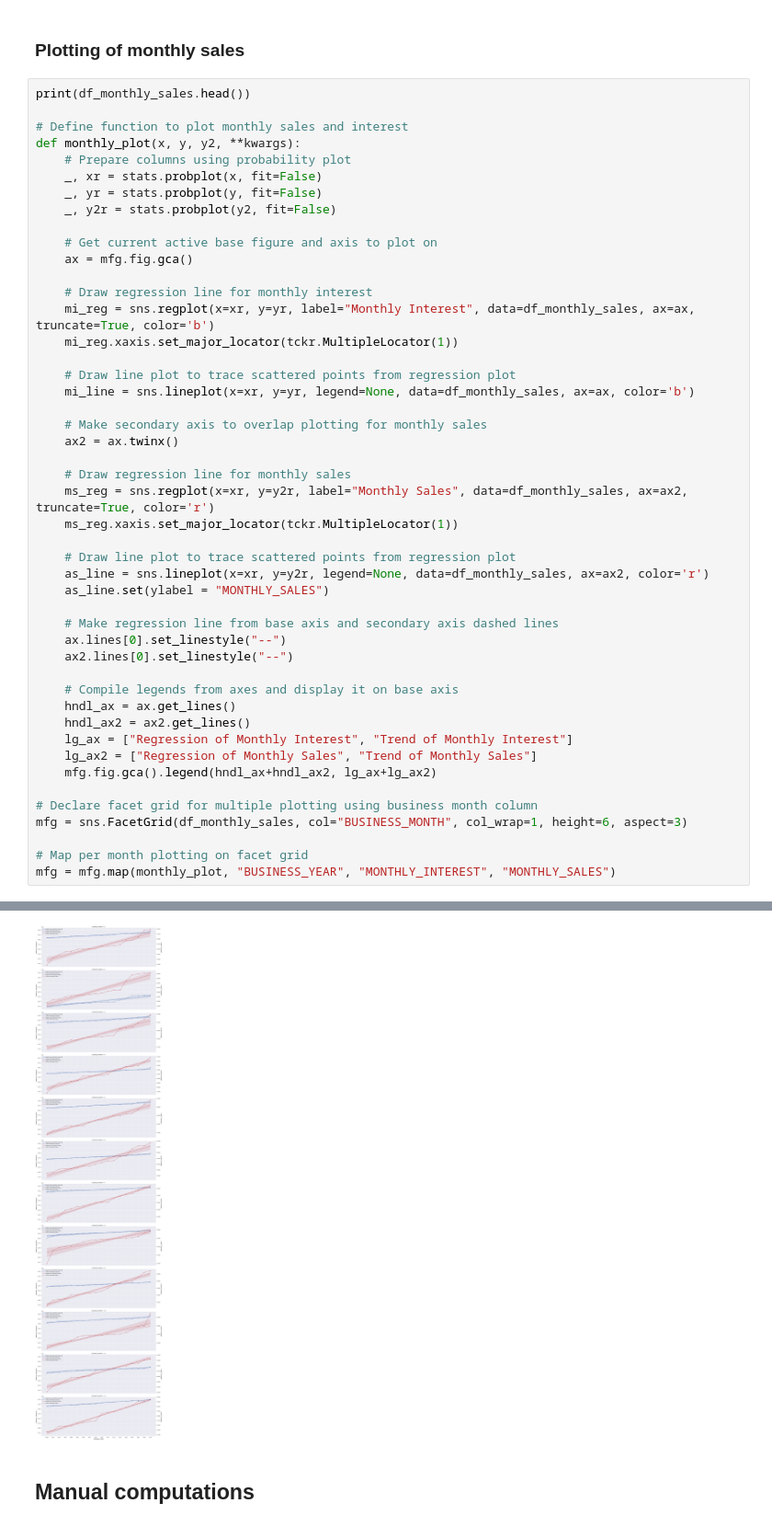
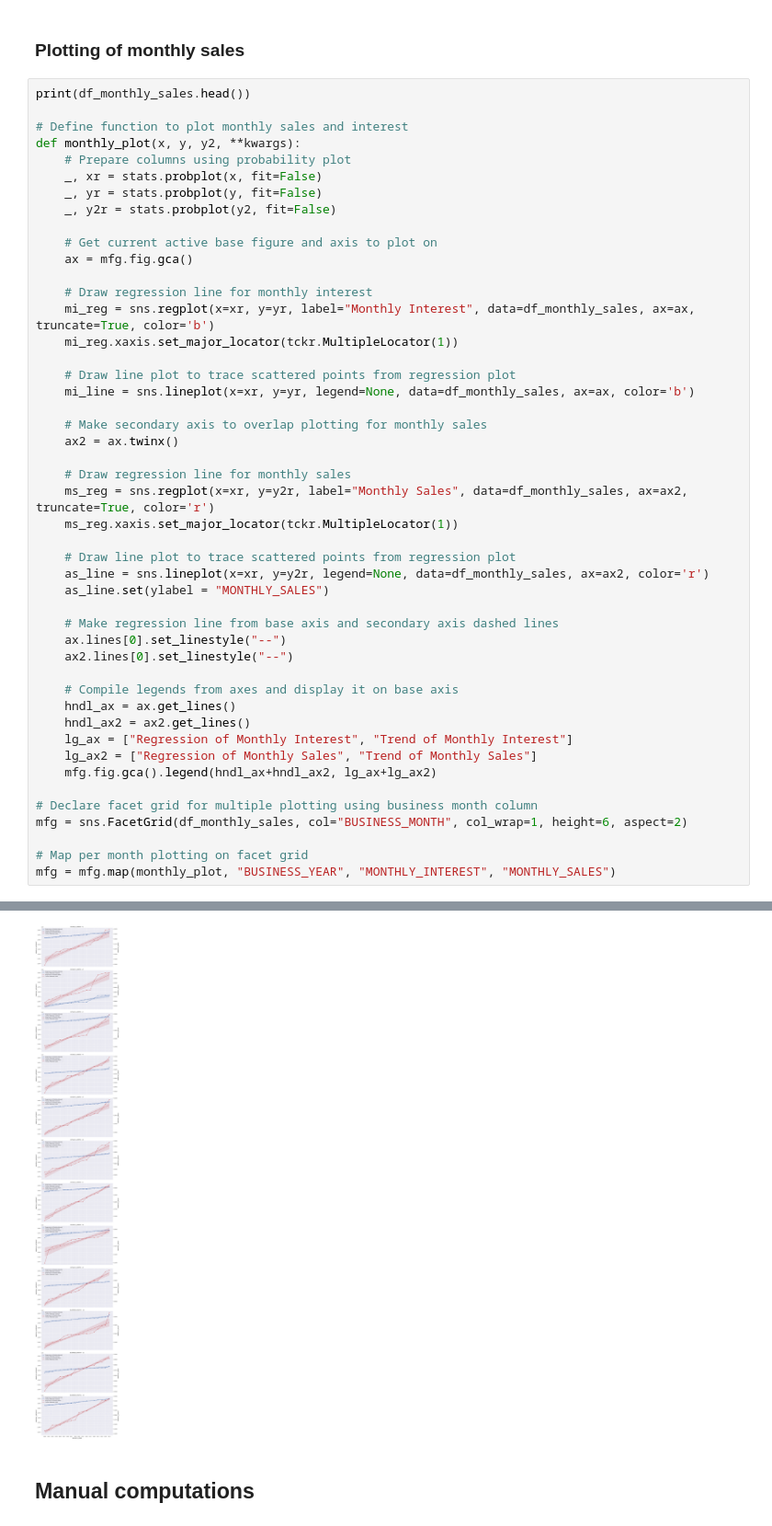
Before and after one commit to pupupulp/tensorflow-accounts-analysis, a Jupyter notebook: Sales History Implementation.ipynb, the cells around one changed output, grey strips where cells are left out. Shown at 92% size. Saved outputs shown, nothing was run; the diff lists cells and outputs as text.

Commit message:
Changed aspect of monthly sales;

```diff
--- a/Sales History Implementation.ipynb
+++ b/Sales History Implementation.ipynb
@@ -99,35 +99,35 @@ def monthly_plot(x, y, y2, **kwargs):
     # Draw regression line for monthly sales
     ms_reg = sns.regplot(x=xr, y=y2r, label="Monthly Sales", data=df_monthly_sales, ax=ax2, truncate=True, color='r')
     ms_reg.xaxis.set_major_locator(tckr.MultipleLocator(1))
 
     # Draw line plot to trace scattered points from regression plot
     as_line = sns.lineplot(x=xr, y=y2r, legend=None, data=df_monthly_sales, ax=ax2, color='r')
     as_line.set(ylabel = "MONTHLY_SALES")
 
     # Make regression line from base axis and secondary axis dashed lines
     ax.lines[0].set_linestyle("--")
     ax2.lines[0].set_linestyle("--")
 
     # Compile legends from axes and display it on base axis
     hndl_ax = ax.get_lines()
     hndl_ax2 = ax2.get_lines()
     lg_ax = ["Regression of Monthly Interest", "Trend of Monthly Interest"]
     lg_ax2 = ["Regression of Monthly Sales", "Trend of Monthly Sales"]
     mfg.fig.gca().legend(hndl_ax+hndl_ax2, lg_ax+lg_ax2)
 
 # Declare facet grid for multiple plotting using business month column
-mfg = sns.FacetGrid(df_monthly_sales, col="BUSINESS_MONTH", col_wrap=1, height=6, aspect=3)
+mfg = sns.FacetGrid(df_monthly_sales, col="BUSINESS_MONTH", col_wrap=1, height=6, aspect=2)
 
 # Map per month plotting on facet grid
 mfg = mfg.map(monthly_plot, "BUSINESS_YEAR", "MONTHLY_INTEREST", "MONTHLY_SALES")
 # %% [output]
    BUSINESS_YEAR  BUSINESS_MONTH  MONTHLY_SALES  MONTHLY_INTEREST
 0           2000               1          31596      1.421475e+09
 1           2000               2          29648      1.333579e+09
 2           2000               3          31996      1.441003e+09
 3           2000               4          30507      1.373392e+09
 4           2000               5          31473      1.418454e+09
-[figure, old version]
+[figure, new version]
 # %% [markdown]
 ## Manual computations
 # %%
```
